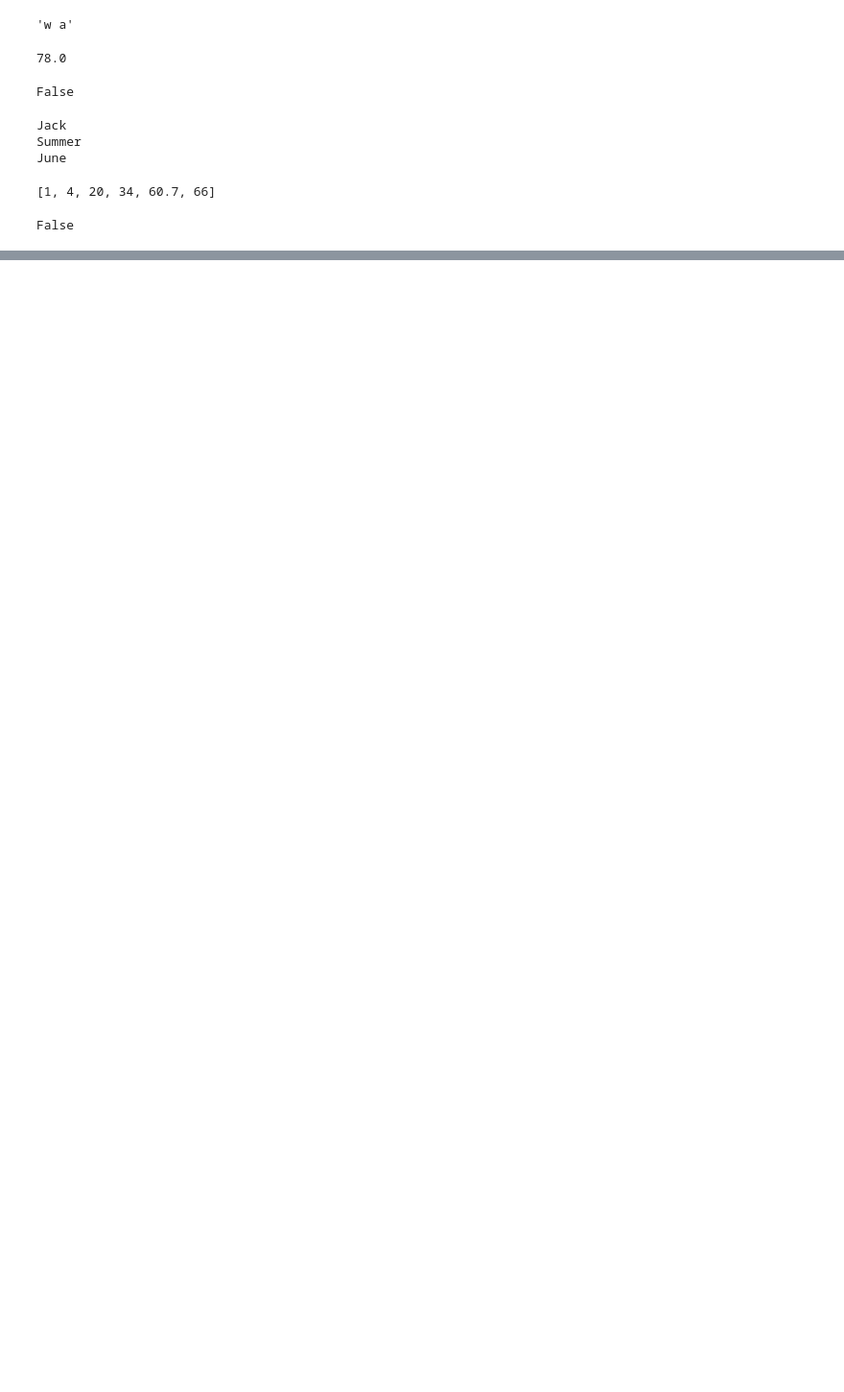
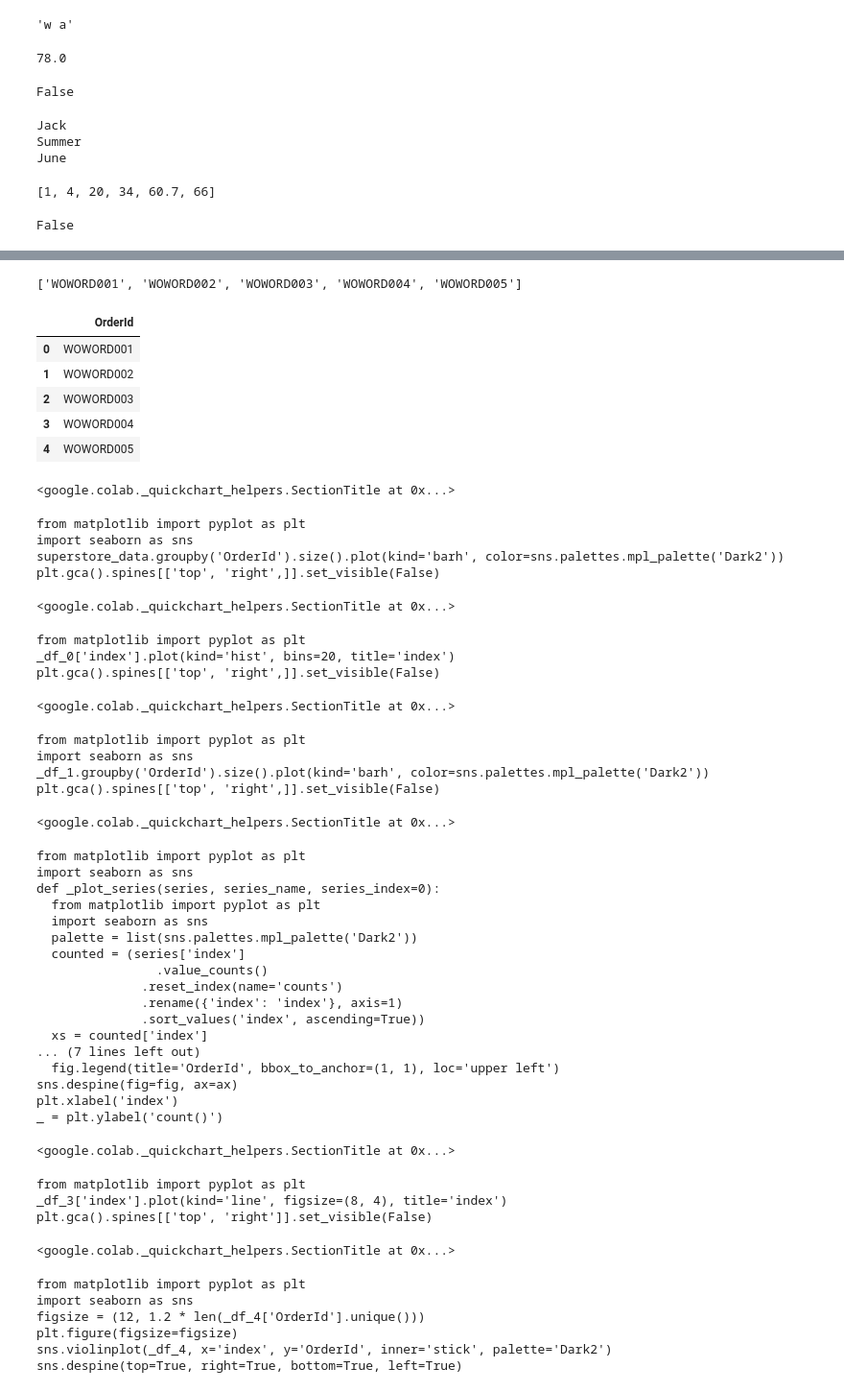
Before and after one commit to mmeeran/Python, a Jupyter notebook: Python_Class_prework.ipynb, the cells around one changed output, grey strips where cells are left out. Shown at 96% size. Drawn from its saved outputs; the diff is of its cells as text; code cells hidden in the pictures; blank space fills up the shorter version.

```diff
--- a/Python_Class_prework.ipynb
+++ b/Python_Class_prework.ipynb
@@ -520,0 +617,5 @@ print (c, "Celsius to Fahrenheit is", x.c_to_f(c))
+# %%
+order_id_list = ["WOWORD001", "WOWORD002", "WOWORD003", "WOWORD004"]
+
+# let's print the list we just created
+print('Order IDs:', order_id_list)
@@ -520,0 +624,3 @@ print (c, "Celsius to Fahrenheit is", x.c_to_f(c))
+# %%
+order_id_list.append("WOWORD005")
+print('Order IDs:', order_id_list)
@@ -520,0 +650,4 @@ print (c, "Celsius to Fahrenheit is", x.c_to_f(c))
+# %%
+print(order_id_list)
+# %% [output]
+['WOWORD001', 'WOWORD002', 'WOWORD003', 'WOWORD004', 'WOWORD005']
@@ -520,0 +656,53 @@ print (c, "Celsius to Fahrenheit is", x.c_to_f(c))
+# %%
+# displaying the dataframe
+superstore_data
+# %% [output]
+|  | OrderId |
+| 0 | WOWORD001 |
+| 1 | WOWORD002 |
+| 2 | WOWORD003 |
+| 3 | WOWORD004 |
+| 4 | WOWORD005 |
+<google.colab._quickchart_helpers.SectionTitle at 0x...>
+from matplotlib import pyplot as plt
+import seaborn as sns
+superstore_data.groupby('OrderId').size().plot(kind='barh', color=sns.palettes.mpl_palette('Dark2'))
+plt.gca().spines[['top', 'right',]].set_visible(False)
+<google.colab._quickchart_helpers.SectionTitle at 0x...>
+from matplotlib import pyplot as plt
+_df_0['index'].plot(kind='hist', bins=20, title='index')
+plt.gca().spines[['top', 'right',]].set_visible(False)
+<google.colab._quickchart_helpers.SectionTitle at 0x...>
+from matplotlib import pyplot as plt
+import seaborn as sns
+_df_1.groupby('OrderId').size().plot(kind='barh', color=sns.palettes.mpl_palette('Dark2'))
+plt.gca().spines[['top', 'right',]].set_visible(False)
+<google.colab._quickchart_helpers.SectionTitle at 0x...>
+from matplotlib import pyplot as plt
+import seaborn as sns
+def _plot_series(series, series_name, series_index=0):
+  from matplotlib import pyplot as plt
+  import seaborn as sns
+  palette = list(sns.palettes.mpl_palette('Dark2'))
+  counted = (series['index']
+                .value_counts()
+              .reset_index(name='counts')
+              .rename({'index': 'index'}, axis=1)
+              .sort_values('index', ascending=True))
+  xs = counted['index']
+... (7 lines left out)
+  fig.legend(title='OrderId', bbox_to_anchor=(1, 1), loc='upper left')
+sns.despine(fig=fig, ax=ax)
+plt.xlabel('index')
+_ = plt.ylabel('count()')
+<google.colab._quickchart_helpers.SectionTitle at 0x...>
+from matplotlib import pyplot as plt
+_df_3['index'].plot(kind='line', figsize=(8, 4), title='index')
+plt.gca().spines[['top', 'right']].set_visible(False)
+<google.colab._quickchart_helpers.SectionTitle at 0x...>
+from matplotlib import pyplot as plt
+import seaborn as sns
+figsize = (12, 1.2 * len(_df_4['OrderId'].unique()))
+plt.figure(figsize=figsize)
+sns.violinplot(_df_4, x='index', y='OrderId', inner='stick', palette='Dark2')
+sns.despine(top=True, right=True, bottom=True, left=True)
```
Also changed, not shown: parts of 21 cells of this notebook.
